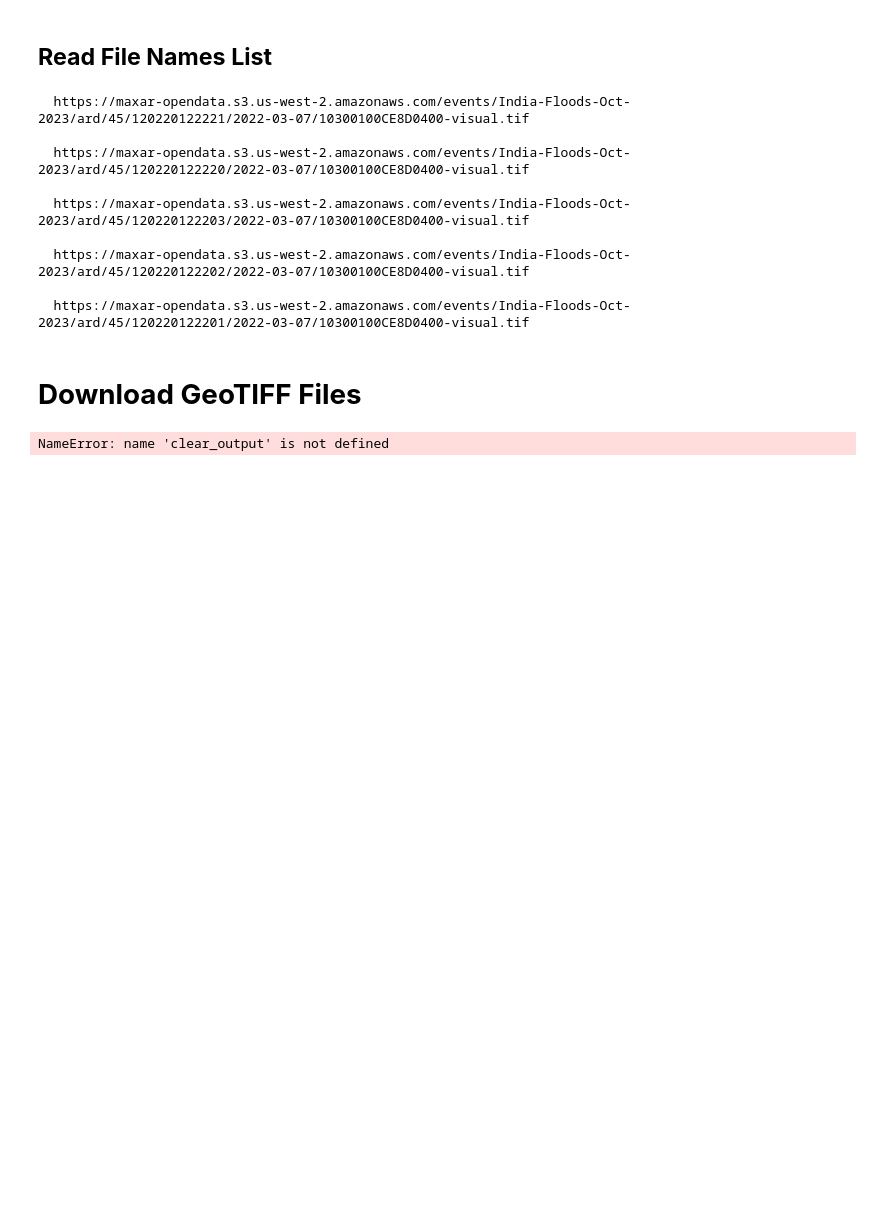
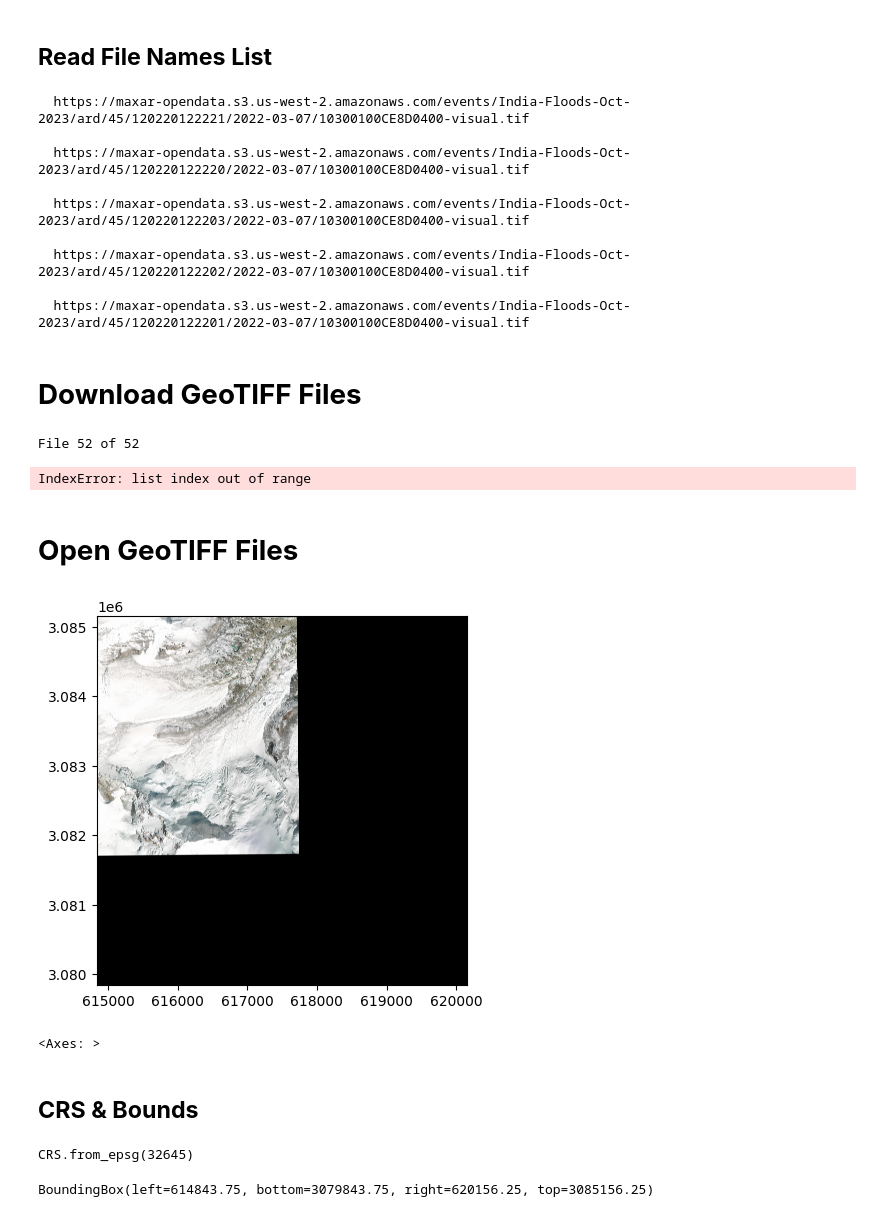
Before and after one commit to akshayyewle/Geospatial, a Jupyter notebook: 08 Maxar Remote Sensing Data Source/Python Notebook.ipynb, the cells around one changed output. Drawn from its saved outputs; the diff is of its cells as text; code cells hidden in the pictures; blank space fills up the shorter version.

```diff
--- a/08 Maxar Remote Sensing Data Source/Python Notebook.ipynb
+++ b/08 Maxar Remote Sensing Data Source/Python Notebook.ipynb
@@ -93,8 +96,10 @@ for link in File_Source_Links[0:5]:
 # File Name Extraction Pattern
 filename_re_Pattern = r'(\w*[^\/]\w*\.*\w*\.(tif|tiff))'
 # %%
-for Link in File_Source_Links:
-    clear_output()
+for i,Link in enumerate(File_Source_Links):
+    clear_output(wait=True)
+    print('File {} of {}'.format(i+1,len(File_Source_Links)))
+    print(Link)
 
     # Get File Name
     File_Name = re.findall(filename_re_Pattern,Link)[0][0]
@@ -102,7 +107,7 @@ for Link in File_Source_Links:
 
     # Create File Path
     File_Path = os.path.join(folder_input_data,File_Name)
-    print(File_Path)
+    # print(File_Path)
 
     if not os.path.isfile(File_Path):
         urllib.request.urlretrieve(Link,File_Path)
@@ -112,4 +117,30 @@ for Link in File_Source_Links:
         print('File Already Exists')
         print('\n')
 # %% [output]
-NameError: name 'clear_output' is not defined
+File 52 of 52
+IndexError: list index out of range
+# %% [markdown]
+# **Open GeoTIFF Files**
+# %%
+# Read File
+File_00_Path = os.path.join(folder_input_data,'1050010036A0EC00-visual - Direct Download.tif')
+File_00 = rasterio.open(File_00_Path)
+
+# Show File
+show(File_00)
+
+# Close File
+# File_00.close()
+# %% [output]
+[figure, added]
+<Axes: >
+# %% [markdown]
+## **CRS & Bounds**
+# %%
+File_00. crs
+# %% [output]
+CRS.from_epsg(32645)
+# %%
+File_00.bounds
+# %% [output]
+BoundingBox(left=614843.75, bottom=3079843.75, right=620156.25, top=3085156.25)
```
Also changed, not shown: parts of 5 cells of this notebook, 2 other files.
